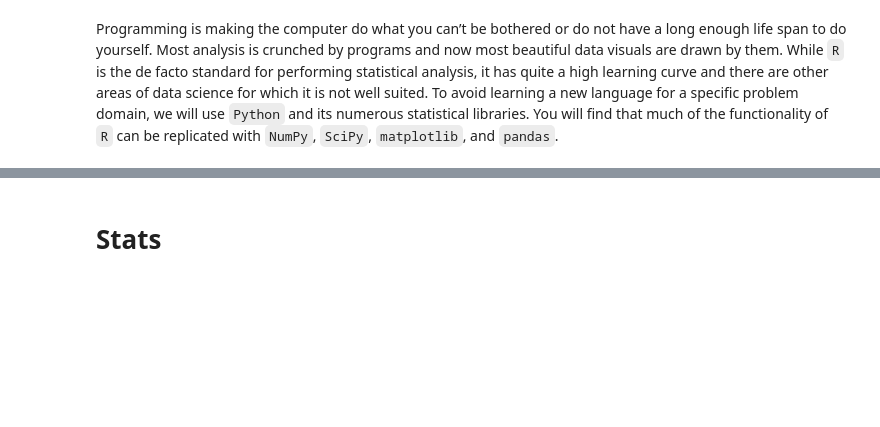
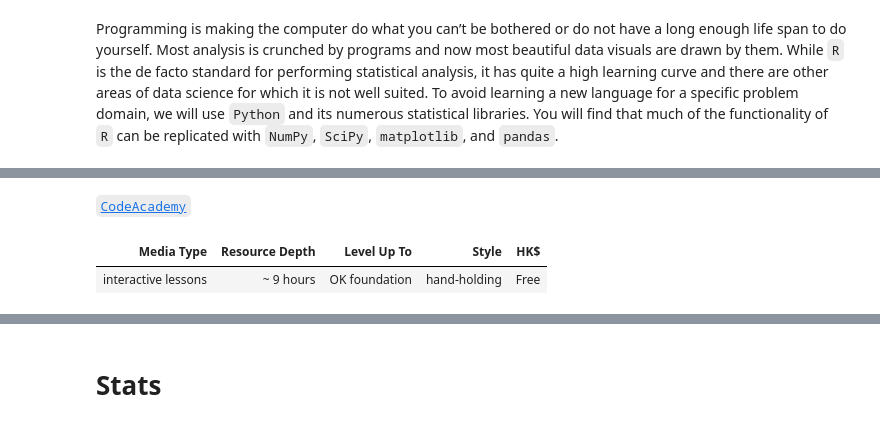
Before and after one commit to tijptjik/DS_prologue, a Jupyter notebook: prologue.ipynb, the cells around one changed output, grey strips where cells are left out. Saved outputs shown, nothing was run; the diff lists cells and outputs as text; code cells hidden in the pictures; blank space fills up the shorter version.

```diff
--- a/prologue.ipynb
+++ b/prologue.ipynb
@@ -93,0 +117,9 @@ Up to _[Python Dict and File](https://developers.google.com/edu/python/dict-file
+# %%
+print_resource('CodeAcademy','http://www.codecademy.com/en/tracks/python','assets/codecademy.png')
+# %% [output]
+CodeAcademy
+# %%
+resource_table('codecademy-python')
+# %% [output]
+| Media Type | Resource Depth | Level Up To | Style | HK$ |
+| interactive lessons | ~ 9 hours | OK foundation | hand-holding | Free |
```
Also changed, not shown: parts of 62 cells of this notebook, 4 other files.
